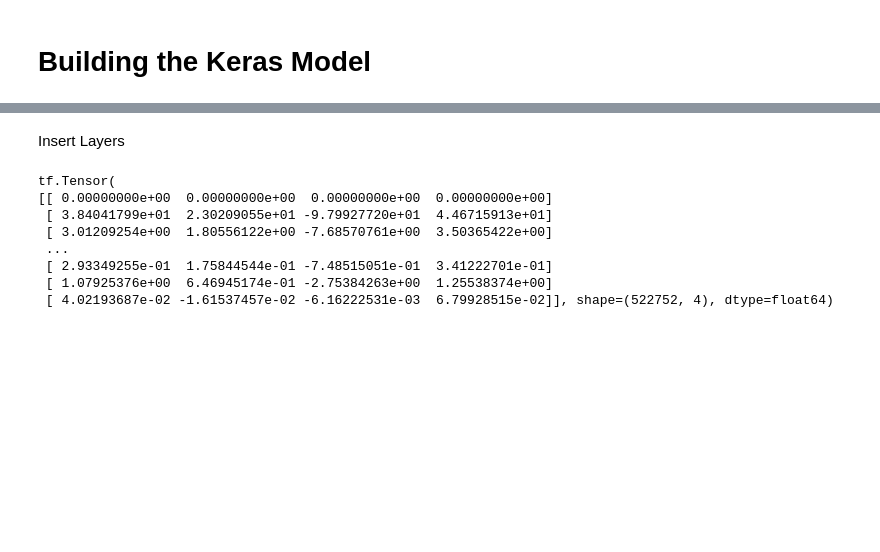
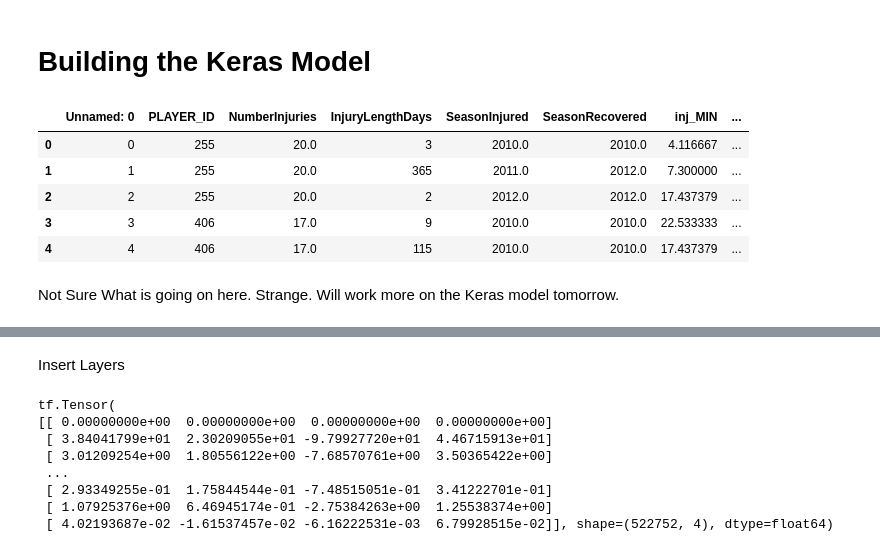
Before and after one commit to cybertraining-dsc/fa20-523-301, a Jupyter notebook: project/code/project.ipynb, the cells around one changed output, grey strips where cells are left out. Drawn from its saved outputs; the diff is of its cells as text; code cells hidden in the pictures; blank space fills up the shorter version.

```diff
--- a/project/code/project.ipynb
+++ b/project/code/project.ipynb
@@ -721,3 +812,12 @@ print("LGBM score: {:.4f} ({:.4f})\n" .format(score.mean(), score.std()))
 # %%
 df_baseline = df_Injury_stats_fillna.copy()
 sort_by = 'PLAYER_ID'
+# %%
+df_baseline.head()
+# %% [output]
+|  | Unnamed: 0 | PLAYER_ID | NumberInjuries | InjuryLengthDays | SeasonInjured | SeasonRecovered | inj_MIN | ... |
+| 0 | 0 | 255 | 20.0 | 3 | 2010.0 | 2010.0 | 4.116667 | ... |
+| 1 | 1 | 255 | 20.0 | 365 | 2011.0 | 2012.0 | 7.300000 | ... |
+| 2 | 2 | 255 | 20.0 | 2 | 2012.0 | 2012.0 | 17.437379 | ... |
+| 3 | 3 | 406 | 17.0 | 9 | 2010.0 | 2010.0 | 22.533333 | ... |
+| 4 | 4 | 406 | 17.0 | 115 | 2010.0 | 2010.0 | 17.437379 | ... |
@@ -723,0 +828,2 @@ sort_by = 'PLAYER_ID'
+# %% [markdown]
+Not Sure What is going on here. Strange. Will work more on the Keras model tomorrow.
```
Also changed, not shown: parts of 55 cells of this notebook.
